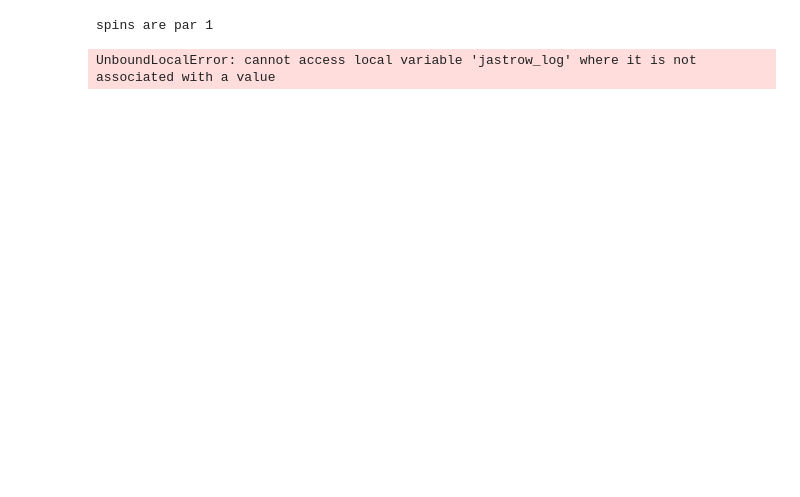
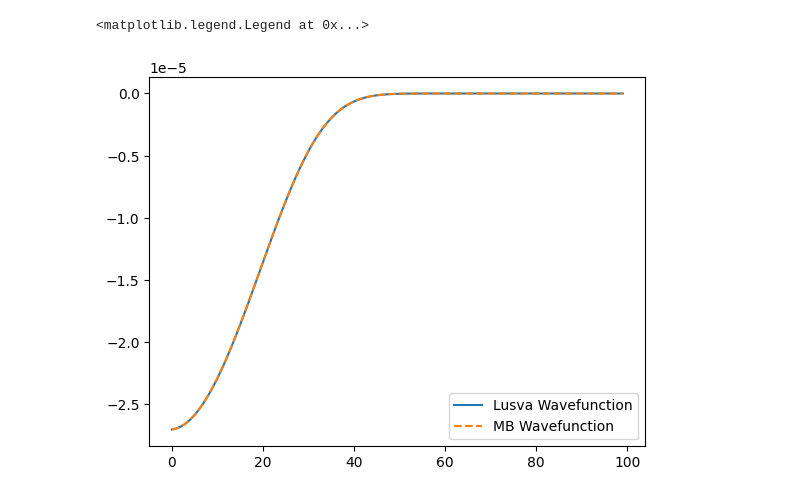
Before and after one commit to marcobeIIa/computational_physics, a Jupyter notebook: homework4/wf_check.ipynb, the cells around one changed output. Saved outputs shown, nothing was run; the diff lists cells and outputs as text; code cells hidden in the pictures; blank space fills up the shorter version.

```diff
--- a/homework4/wf_check.ipynb
+++ b/homework4/wf_check.ipynb
@@ -75,23 +92,23 @@ UnboundLocalError: cannot access local variable 'jastrow_log' where it is not as
 # %%
 import importlib
 
 importlib.reload(kin)
 importlib.reload(phi)
-N = 3
+N = 6
 tot_wf_value_lusva= np.zeros(100)
 tot_wf_value_mb= np.zeros(100)
 wavefunction = phi.functchoicejastrow(N)
 wf_mb = partial(kin.total_wf, N=N, N_up= kin.N_up_choice(N), sigma = sigma, b_par = phi.jbuu, b_orth = phi.jbud)
 R_test = np.random.uniform(0, box_size*2, size=(2,N))
 n_sample=100
 for i in range(n_sample):
     R_test[1][N-1] = R_test[1][N-1] + i/(5*n_sample) # Example positions for testing
     R_test_T = R_test.T
     tot_wf_value_lusva[i] = wavefunction(R_test, sigma)/mb_lusva_normalisation**N
     tot_wf_value_mb[i] =wf_mb(R=R_test_T)[0]
 plt.plot(tot_wf_value_lusva, label='Lusva Wavefunction')
 plt.plot(tot_wf_value_mb, label='MB Wavefunction', linestyle='--')
 plt.legend()
 # %% [output]
-spins are par 1
+<matplotlib.legend.Legend at 0x...>
-UnboundLocalError: cannot access local variable 'jastrow_log' where it is not associated with a value
+[figure, added]
```
Also changed, not shown: parts of 2 cells of this notebook, 3 other files.
